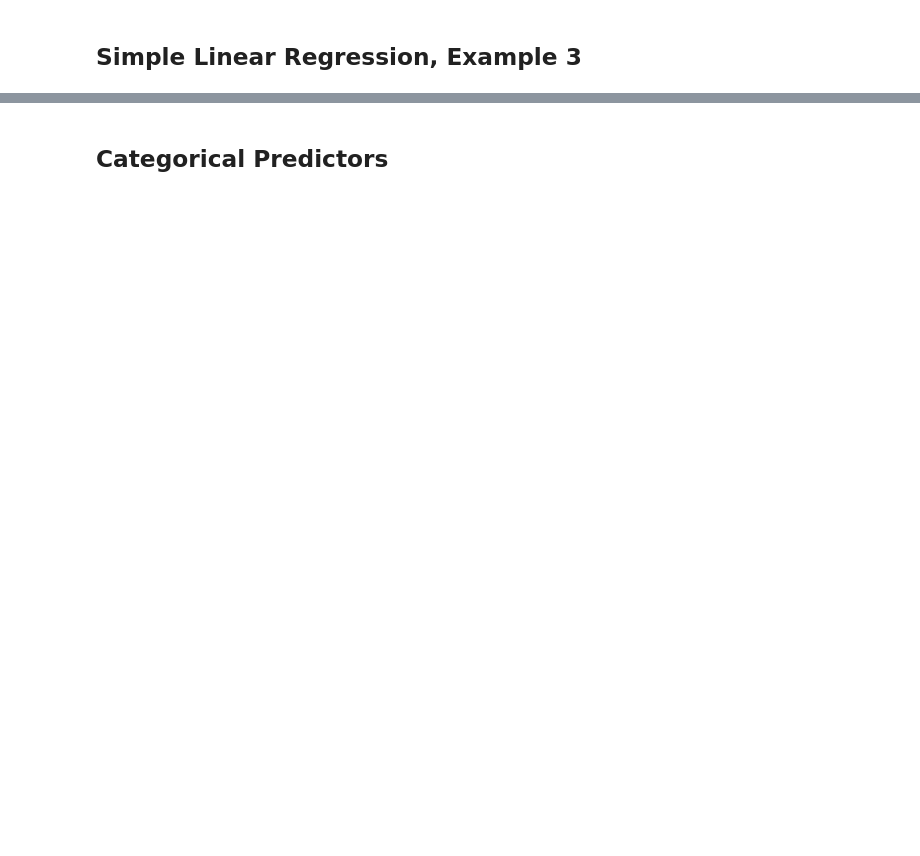
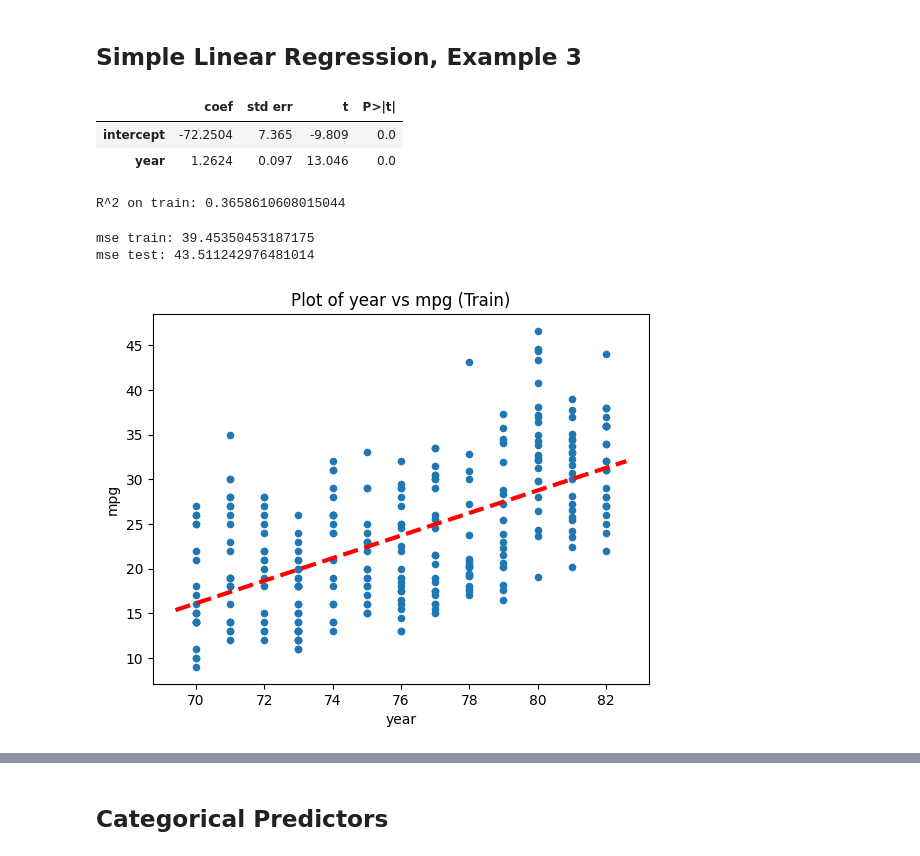
Before and after one commit to katesnow1/code_2600, a Jupyter notebook: linear_regression_1.ipynb, the cells around one changed output, grey strips where cells are left out. Cells and saved outputs as stored; diff of their text form; code cells hidden in the pictures; blank space fills up the shorter version.

```diff
--- a/linear_regression_1.ipynb
+++ b/linear_regression_1.ipynb
@@ -27,5 +27,5 @@ from ISLP.models import (ModelSpec as MS,
 # First we'll read in our data and look quickly at its contents
 
 #Auto = pd.read_csv('../../data/Auto.csv')
-Auto = pd.read_csv('Auto.csv')
+Auto = pd.read_csv('../data/Auto.csv')
 Auto
@@ -278,9 +439,35 @@ ax.axhline(0, c='k', ls='--');
 ## Simple Linear Regression, Example 3
 # %%
 # Build a linear model where year predicts mpg
+model_year = sm.OLS(y_train, X_train[['intercept','year']])
+results_year = model_year.fit()
+summarize(results_year)
+# %% [output]
+|  | coef | std err | t | P>|t| |
+| intercept | -72.2504 | 7.365 | -9.809 | 0.0 |
+| year | 1.2624 | 0.097 | 13.046 | 0.0 |
 # %%
 # Compute the R^2 for year model (on train)
+print('R^2 on train:',results_year.rsquared)
+# %% [output]
+R^2 on train: 0.3658610608015044
 # %%
 # Compute the MSE for year model (on train and then on test)
+predictions_year_train = predict(X_train[['intercept', 'year']], results_year)
+print('mse train:',mse(y_train, predictions_year_train))
+predictions_year_test = predict(X_test[['intercept', 'year']], results_year)
+print('mse test:',mse(y_test, predictions_year_test))
+# %% [output]
+mse train: 39.45350453187175
+mse test: 43.511242976481014
 # %%
 # Plot year vs mpg (on train)
+ax = Train.plot.scatter('year', 'mpg')
+ax.set_title("Plot of year vs mpg (Train)")
+abline(ax,
+       results_year.params[0],
+       results_year.params[1],
+       'r--',
+       linewidth=3)
+# %% [output]
+[figure, added]
```
Also changed, not shown: parts of 30 cells of this notebook.
